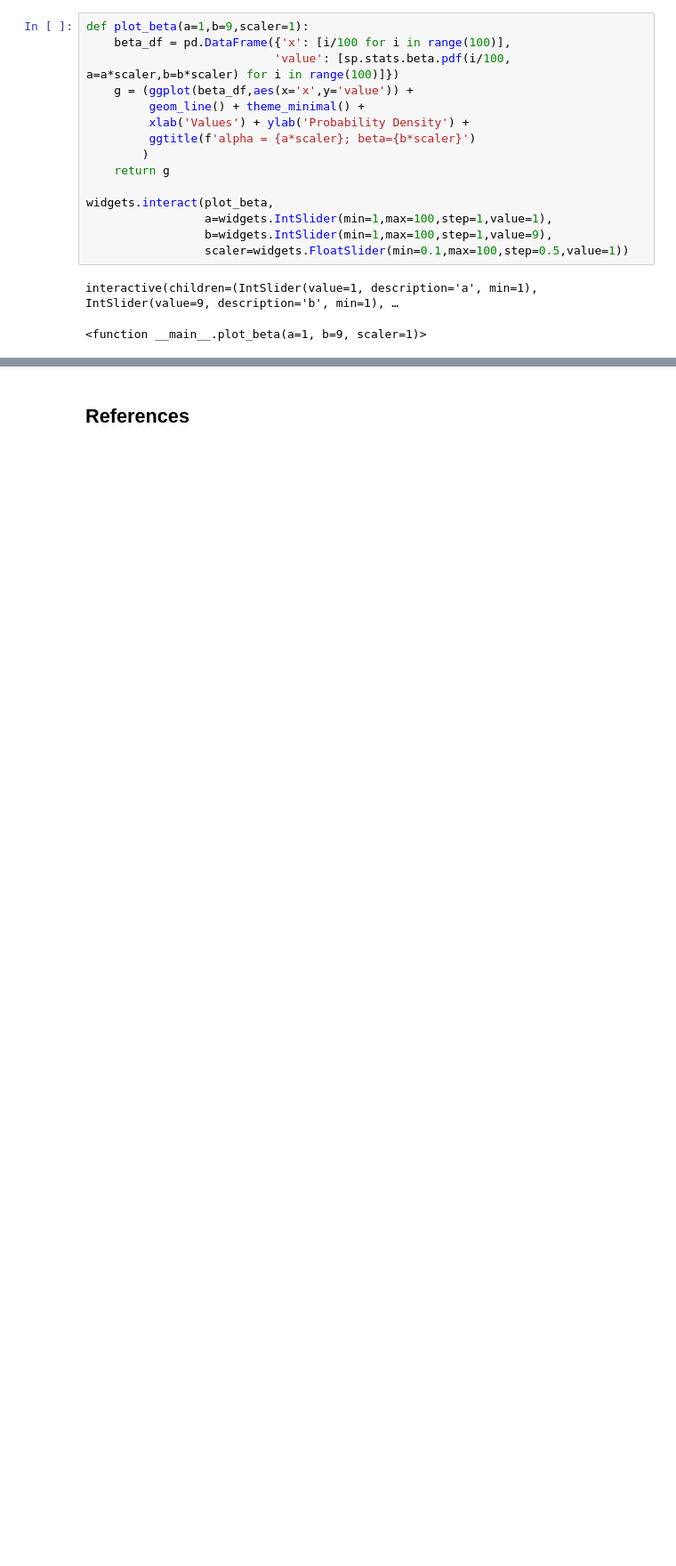
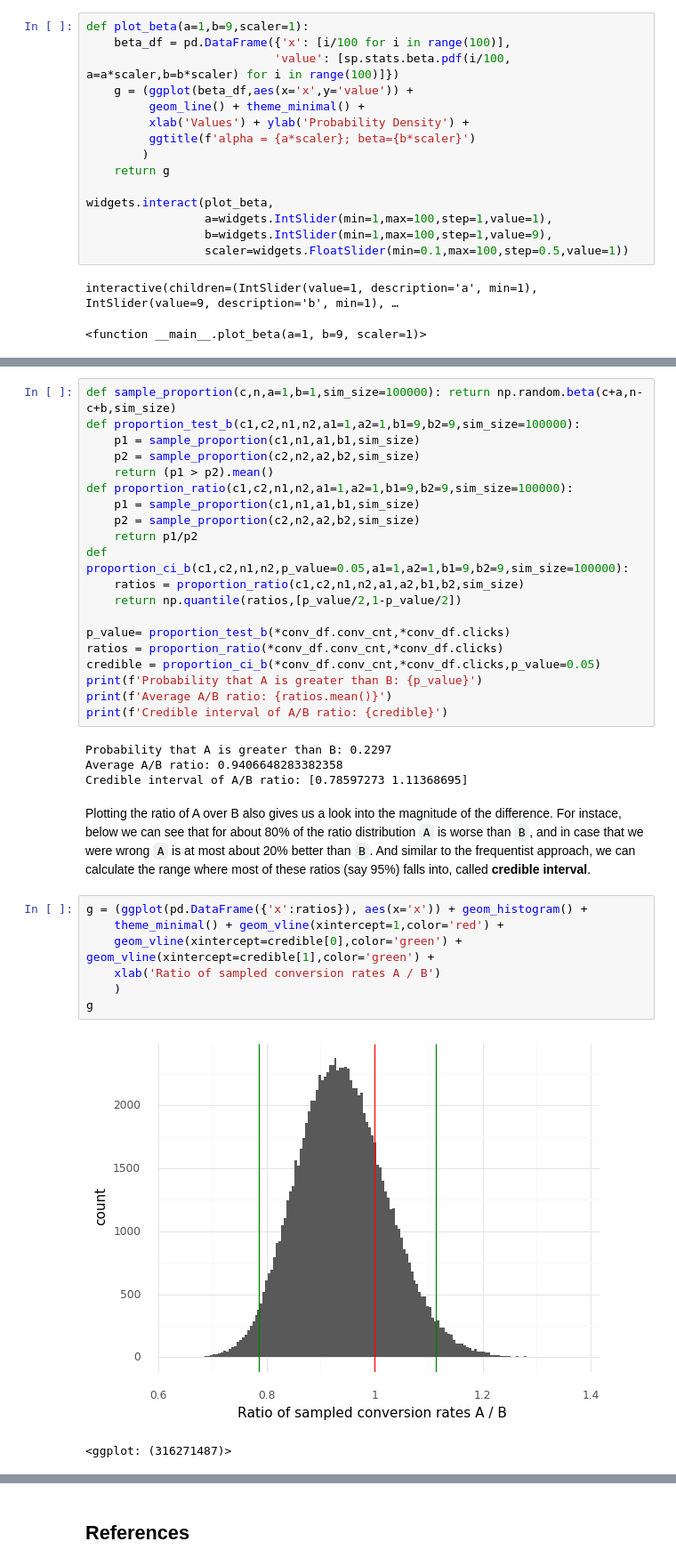
Before and after one commit to cstorm125/abtestoo, a Jupyter notebook: bayesian.ipynb, the cells around one changed output, grey strips where cells are left out. Shown at 89% size. Saved outputs shown, nothing was run; the diff lists cells and outputs as text; blank space fills up the shorter version.

```diff
--- a/bayesian.ipynb
+++ b/bayesian.ipynb
@@ -202,0 +213,36 @@ plot_posterior(conv_df.clicks/1000, conv_df.conv_cnt/1000)
+# %%
+def sample_proportion(c,n,a=1,b=1,sim_size=100000): return np.random.beta(c+a,n-c+b,sim_size)
+def proportion_test_b(c1,c2,n1,n2,a1=1,a2=1,b1=9,b2=9,sim_size=100000):
+    p1 = sample_proportion(c1,n1,a1,b1,sim_size)
+    p2 = sample_proportion(c2,n2,a2,b2,sim_size)
+    return (p1 > p2).mean()
+def proportion_ratio(c1,c2,n1,n2,a1=1,a2=1,b1=9,b2=9,sim_size=100000):
+    p1 = sample_proportion(c1,n1,a1,b1,sim_size)
+    p2 = sample_proportion(c2,n2,a2,b2,sim_size)
+    return p1/p2
+def proportion_ci_b(c1,c2,n1,n2,p_value=0.05,a1=1,a2=1,b1=9,b2=9,sim_size=100000):
+    ratios = proportion_ratio(c1,c2,n1,n2,a1,a2,b1,b2,sim_size)
+    return np.quantile(ratios,[p_value/2,1-p_value/2])
+
+p_value= proportion_test_b(*conv_df.conv_cnt,*conv_df.clicks)
+ratios = proportion_ratio(*conv_df.conv_cnt,*conv_df.clicks)
+credible = proportion_ci_b(*conv_df.conv_cnt,*conv_df.clicks,p_value=0.05)
+print(f'Probability that A is greater than B: {p_value}')
+print(f'Average A/B ratio: {ratios.mean()}')
+print(f'Credible interval of A/B ratio: {credible}')
+# %% [output]
+Probability that A is greater than B: 0.2297
+Average A/B ratio: 0.9406648283382358
+Credible interval of A/B ratio: [0.78597273 1.11368695]
+# %% [markdown]
+Plotting the ratio of A over B also gives us a look into the magnitude of the difference. For instace, below we can see that for about 80% of the ratio distribution `A` is worse than `B`, and in case that we were wrong `A` is at most about 20% better than `B`. And similar to the frequentist approach, we can calculate the range where most of these ratios (say 95%) falls into, called **credible interval**.
+# %%
+g = (ggplot(pd.DataFrame({'x':ratios}), aes(x='x')) + geom_histogram() +
+    theme_minimal() + geom_vline(xintercept=1,color='red') +
+    geom_vline(xintercept=credible[0],color='green') + geom_vline(xintercept=credible[1],color='green') +
+    xlab('Ratio of sampled conversion rates A / B')
+    )
+g
+# %% [output]
+[figure, added]
+<ggplot: (316271487)>
```
Also changed, not shown: parts of 94 cells of this notebook, 1 other file.
